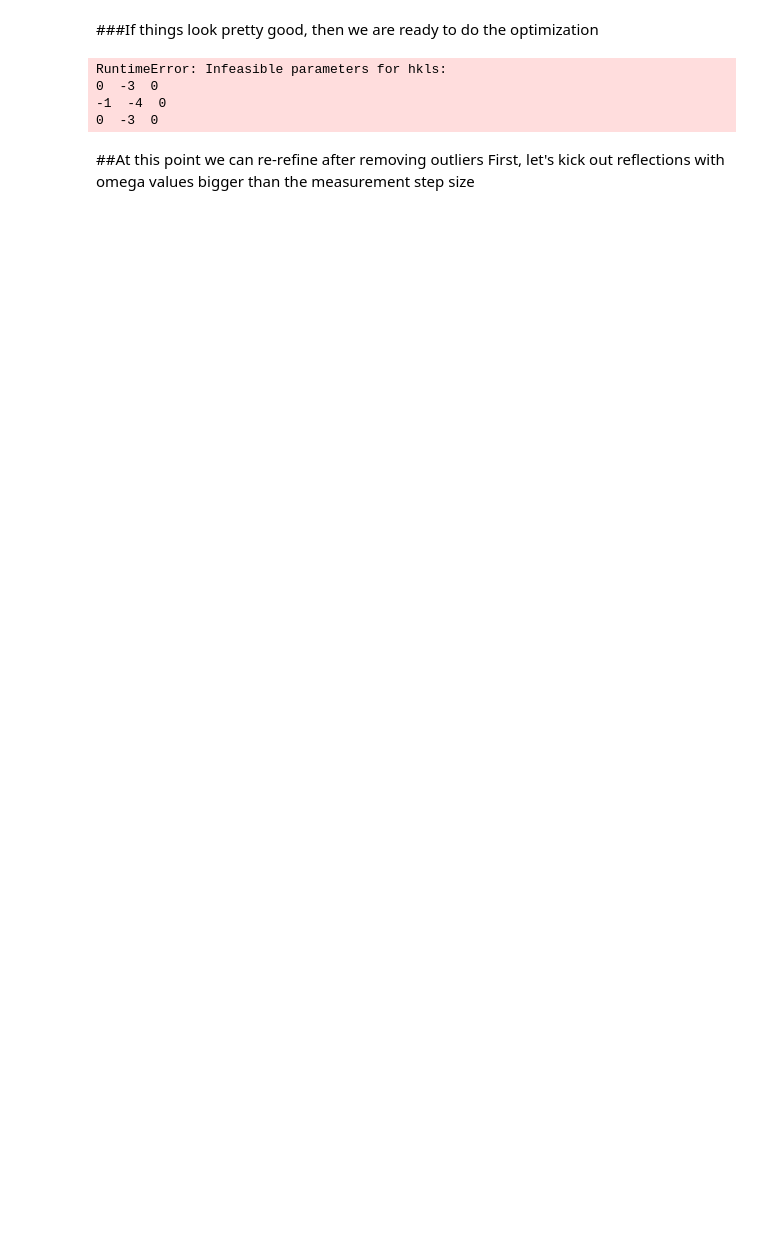
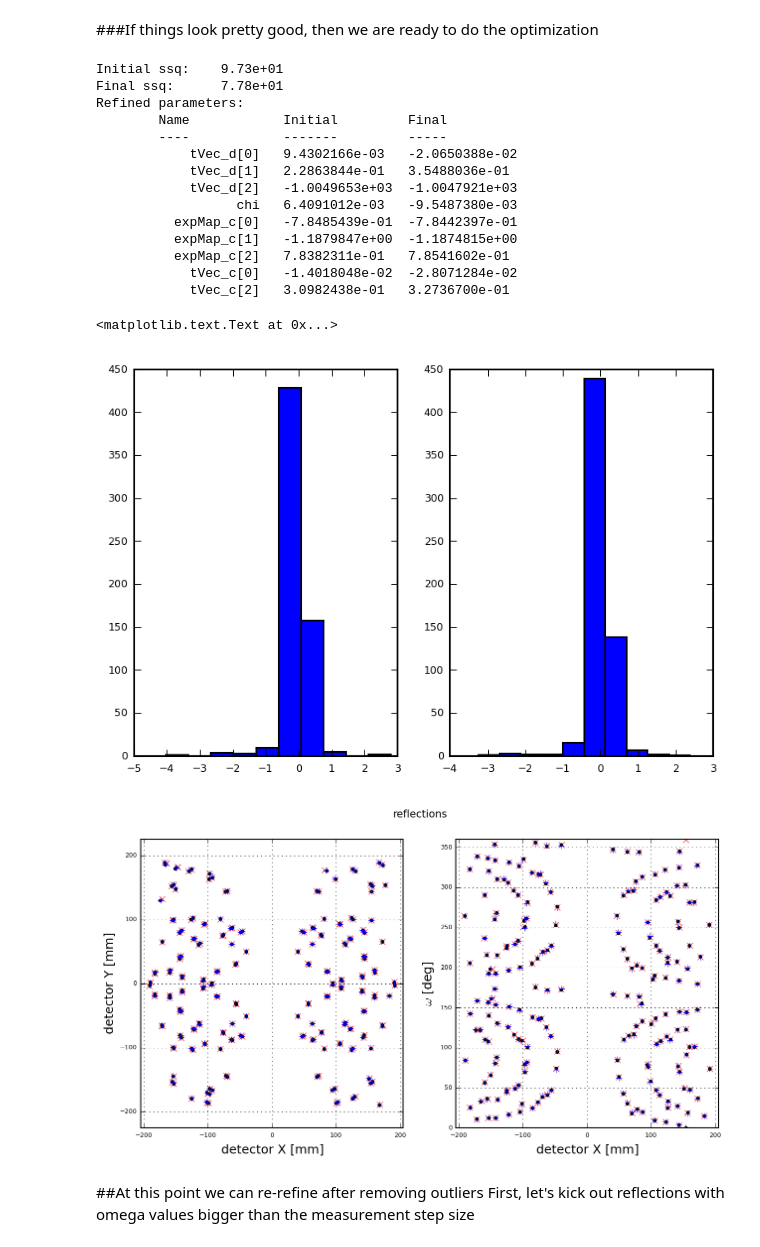
Before and after one commit to praxes/hexrd, a Jupyter notebook: share/calibrate_from_single_crystal.ipynb, the cells around one changed output. Drawn from its saved outputs; the diff is of its cells as text; code cells hidden in the pictures; blank space fills up the shorter version.

```diff
--- a/share/calibrate_from_single_crystal.ipynb
+++ b/share/calibrate_from_single_crystal.ipynb
@@ -315,58 +317,61 @@ xyo_f = fitting.objFuncSX(
     bVec_ref, eta_ref, omePeriod, simOnly=True
     )
 
-nrefl = len(resd_i) / 3
-
-# new style method 2; use an axes array
-fig1, axs1 = plt.subplots(1, 3, sharex=False, sharey=True)
-fig1.subplots_adjust(wspace=0)
-fig1.suptitle("Residuals", fontsize=14, y=1.0)
-titles = [r'$\Delta$X [mm]', r'$\Delta$Y [mm]', r'$\Delta\omega$']
-for i in range(3):
-    axs1[i].hist(resd_i.reshape(sum(idx_new), 3)[:, i], color='b')
-    axs1[i].hist(resd_f.reshape(sum(idx_new), 3)[:, i], color='g', alpha=0.5)
-    axs1[i].set_title(titles[i], fontsize=12)
-    if i > 1:
-        axs1[i].set_xlim(-0.0007, np.max(resd_f.reshape(sum(idx_new), 3)[:, i])+0.0007)
-        axs1[i].set_xlim(-0.0007, np.max(resd_f.reshape(sum(idx_new), 3)[:, i])+0.0007)
-    else:
-        axs1[i].set_xlim(-0.57, 0.57)
-        axs1[i].set_xlim(-0.57, 0.57)
+fig1 = plt.figure()
+ax1 = fig1.add_subplot(121)
+ax1.hist(resd_i)
+ax1.set_label('Initial residuals')
+ax2 = fig1.add_subplot(122)
+ax2.hist(resd_f)
+ax2.set_label('Refined residuals')
 
 print "Initial ssq:\t%1.2e\nFinal ssq:\t%1.2e\nRefined parameters:" %(sum(resd_i**2), sum(resd_f**2))
 print "\tName\t\tInitial\t\tFinal"
 print "\t----\t\t-------\t\t-----"
 for i in np.where(refineFlag)[0]:
     print "\t%s\t%1.7e\t%1.7e" %(pnames[i], p_initial[i], p_refined[i])
 print "\n"
 
 fig2, axs2 = plt.subplots(1, 2, sharex=True, sharey=False, figsize=(10, 5))
 fig2.subplots_adjust(wspace=0.2)
 fig2.suptitle("reflections")
 
 axs2[0].plot(xyo_det[:, 0], xyo_det[:, 1], 'rx')
 axs2[0].plot(xyo_i[:, 0], xyo_i[:, 1], 'k.')
 axs2[0].plot(xyo_f[:, 0], xyo_f[:, 1], 'b+')
 axs2[0].grid(True)
 axs2[0].axis('equal')
 axs2[0].set_xlim((-204.8, 204.8))
 axs2[0].set_ylim((-204.8, 204.8))
 axs2[0].set_xlabel('detector X [mm]')
 axs2[0].set_ylabel('detector Y [mm]')
 
 axs2[1].plot(xyo_det[:, 0], r2d*xyo_det[:, 2], 'rx')
 axs2[1].plot(xyo_i[:, 0], r2d*xyo_i[:, 2], 'k.')
 axs2[1].plot(xyo_f[:, 0], r2d*xyo_f[:, 2], 'b+')
 axs2[1].grid(True)
 axs2[1].set_xlim((-204.8, 204.8))
 axs2[1].set_ylim(r2d*omePeriod[0], r2d*omePeriod[1])
 axs2[1].set_xlabel('detector X [mm]')
 axs2[1].set_ylabel(r'$\omega$ [deg]')
 # %% [output]
-RuntimeError: Infeasible parameters for hkls:
-0  -3  0
--1  -4  0
-0  -3  0
+Initial ssq:    9.73e+01
+Final ssq:      7.78e+01
+Refined parameters:
+        Name            Initial         Final
+        ----            -------         -----
+            tVec_d[0]   9.4302166e-03   -2.0650388e-02
+            tVec_d[1]   2.2863844e-01   3.5488036e-01
+            tVec_d[2]   -1.0049653e+03  -1.0047921e+03
+                  chi   6.4091012e-03   -9.5487380e-03
+          expMap_c[0]   -7.8485439e-01  -7.8442397e-01
+          expMap_c[1]   -1.1879847e+00  -1.1874815e+00
+          expMap_c[2]   7.8382311e-01   7.8541602e-01
+            tVec_c[0]   -1.4018048e-02  -2.8071284e-02
+            tVec_c[2]   3.0982438e-01   3.2736700e-01
+<matplotlib.text.Text at 0x...>
+[figure, added]
+[figure, added]
 # %% [markdown]
 ##At this point we can re-refine after removing outliers
 First, let's kick out reflections with omega values bigger than the measurement step size
```
Also changed, not shown: parts of 7 cells of this notebook.
